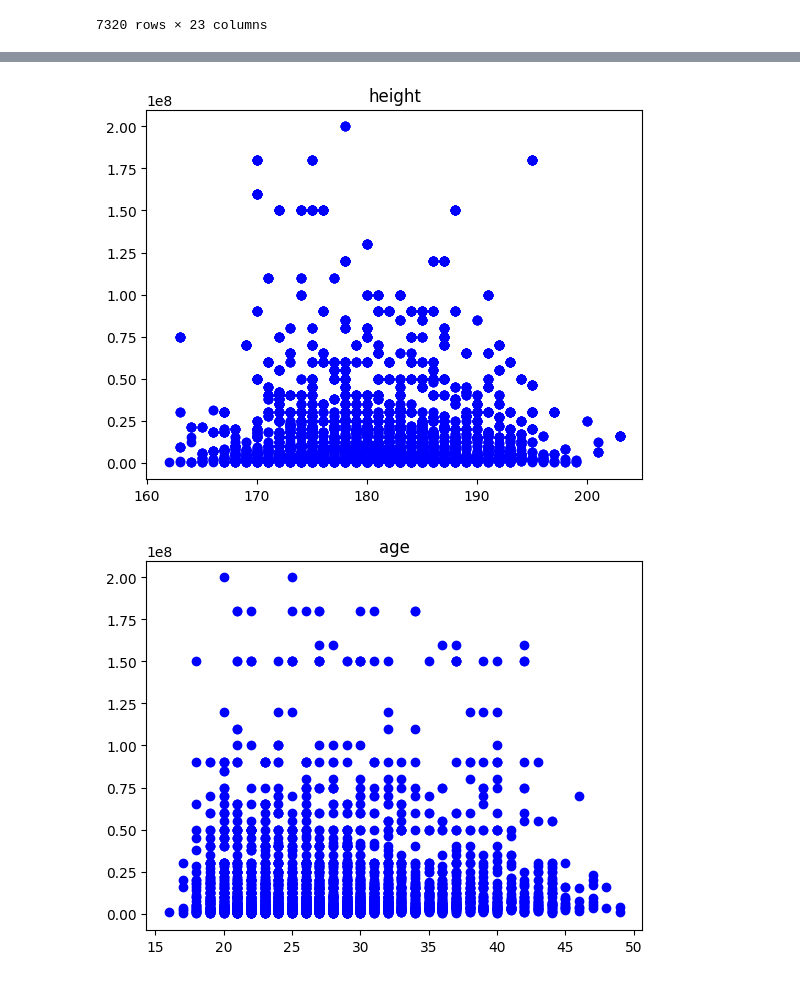
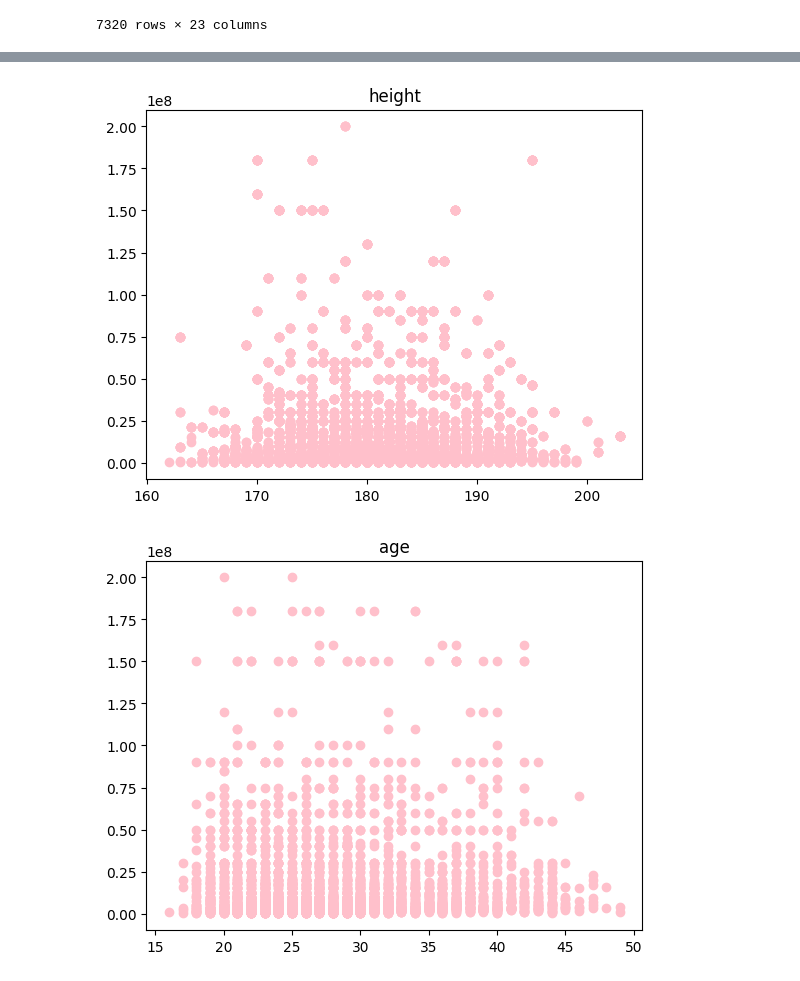
Before and after one commit to camille-sophiie/sports-data, a Jupyter notebook: code/02_Scatterplots_nicole.ipynb, the cells around one changed output, grey strips where cells are left out. Saved outputs shown, nothing was run; the diff lists cells and outputs as text; code cells hidden in the pictures.

Commit message:
scatterplots
added scatterplots

```diff
--- a/code/02_Scatterplots_nicole.ipynb
+++ b/code/02_Scatterplots_nicole.ipynb
@@ -116,49 +128,49 @@ plt.show()
 # Scatterplot striker
 
 # height
-plt.scatter(striker_df['height'], striker_df['highest_market_value'], c ="blue")
+plt.scatter(striker_df['height'], striker_df['highest_market_value'], c ="pink")
 plt.title('height')
 plt.show()
 
 # age
-plt.scatter(striker_df['age'], striker_df['highest_market_value'], c ="blue")
+plt.scatter(striker_df['age'], striker_df['highest_market_value'], c ="pink")
 plt.title('age')
 plt.show()
 
 # year
-plt.scatter(striker_df['year'], striker_df['highest_market_value'], c ="blue")
+plt.scatter(striker_df['year'], striker_df['highest_market_value'], c ="pink")
 plt.title('number of seasons')
 plt.show()
 
 # average minutes
-plt.scatter(striker_df['average_minutes'], striker_df['highest_market_value'], c ="blue")
+plt.scatter(striker_df['average_minutes'], striker_df['highest_market_value'], c ="pink")
 plt.title('average minutes played per game')
 plt.show()
 
 # red cards average
-plt.scatter(striker_df['red_cards_avg'], striker_df['highest_market_value'], c ="blue")
+plt.scatter(striker_df['red_cards_avg'], striker_df['highest_market_value'], c ="pink")
 plt.title('average red cards per game')
 plt.show()
 
 # yellow cards average
-plt.scatter(striker_df['red_cards_avg'], striker_df['highest_market_value'], c ="blue")
+plt.scatter(striker_df['red_cards_avg'], striker_df['highest_market_value'], c ="pink")
 plt.title('average yellow cards per game')
 plt.show()
 
 # average assists
-plt.scatter(striker_df['avg_assists_per_year'], striker_df['highest_market_value'], c ="blue")
+plt.scatter(striker_df['avg_assists_per_year'], striker_df['highest_market_value'], c ="pink")
 plt.title('average assists per game')
 plt.show()
 
 # average goals
-plt.scatter(striker_df['avg_goals_per_year'], striker_df['highest_market_value'], c ="blue")
+plt.scatter(striker_df['avg_goals_per_year'], striker_df['highest_market_value'], c ="pink")
 plt.title('average goals per game')
 plt.show()
 
 # average games per year
-plt.scatter(striker_df['avg_games_per_year'], striker_df['highest_market_value'], c ="blue")
+plt.scatter(striker_df['avg_games_per_year'], striker_df['highest_market_value'], c ="pink")
 plt.title('average games per year')
 plt.show()
 # %% [output]
-[figure, old version]
+[figure, new version]
-[figure, old version]
+[figure, new version]
```
Also changed, not shown: parts of 2 cells of this notebook.
